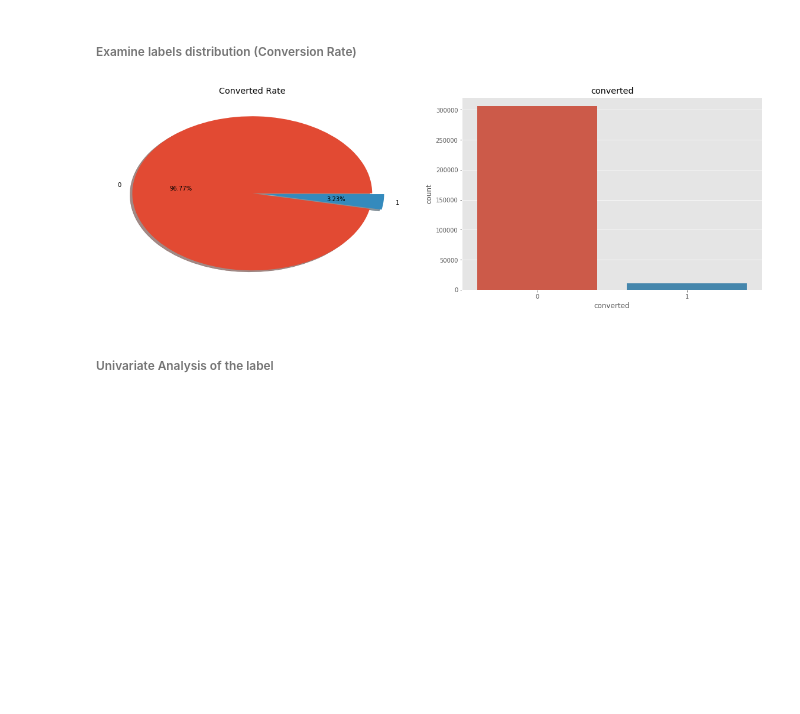
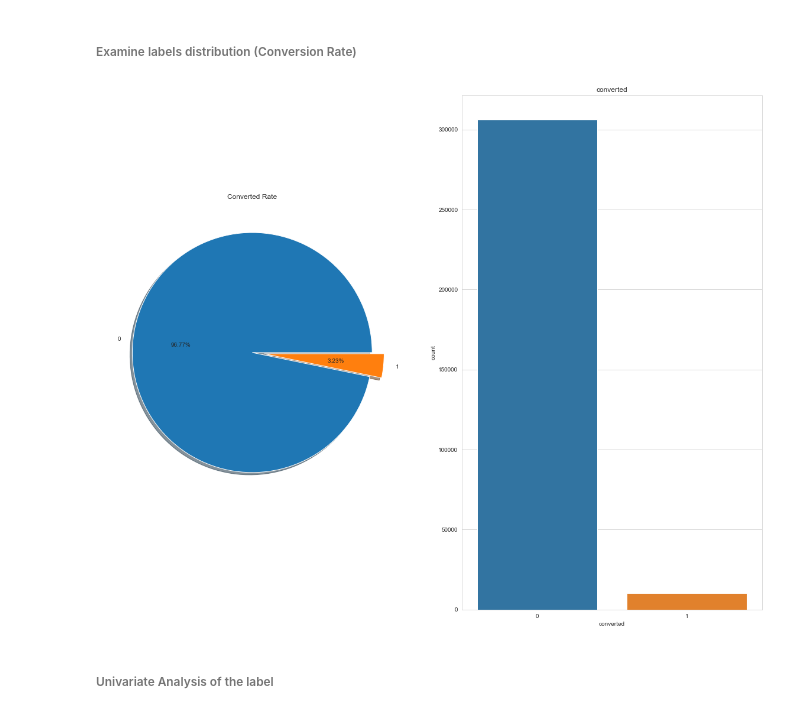
Before and after one commit to bruno-raffa/Conversion-Rate-Optimization, a Jupyter notebook: Notebook.ipynb, the cells around one changed output. Cells and saved outputs as stored; diff of their text form; code cells hidden in the pictures; blank space fills up the shorter version.

```diff
--- a/Notebook.ipynb
+++ b/Notebook.ipynb
@@ -36,7 +36,9 @@ without buying anything. The company goal is to increase conversion rate: # conv
 import pandas as pd
 import numpy as np
 import matplotlib.pyplot as plt
+import matplotlib.lines as lines
 import seaborn as sns
+sns.set_style('whitegrid')
 %matplotlib inline
 # %%
 # Import Classifiers
@@ -166,23 +168,18 @@ Only two observations are probably wrong. We can then safely remove them from th
 df = df.query('age<79')
 # %% [markdown]
 ### EDA (Exploratory Data Analysis)
-# %%
-# plotting settings
-#plt.style.use('seaborn-whitegrid')
-plt.style.use("ggplot")
-figsize=(20,6)
 # %% [markdown]
 ###### Examine labels distribution (Conversion Rate)
 # %%
-f, ax = plt.subplots(1,2,figsize=figsize)
+f, ax = plt.subplots(1,2,figsize=(20, 16))
 df['converted'].value_counts().plot.pie(explode=[0,0.1],autopct='%1.2f%%',ax=ax[0],shadow=True)
 ax[0].set_title('Converted Rate')
 ax[0].set_ylabel('')
 sns.countplot('converted', data=df, ax=ax[1])
 ax[1].set_title('converted')
 plt.show()
 # %% [output]
-[figure, old version]
+[figure, new version]
 # %% [markdown]
 ###### Univariate Analysis of the label
 # %% [markdown]
```
Also changed, not shown: parts of 42 cells of this notebook.
